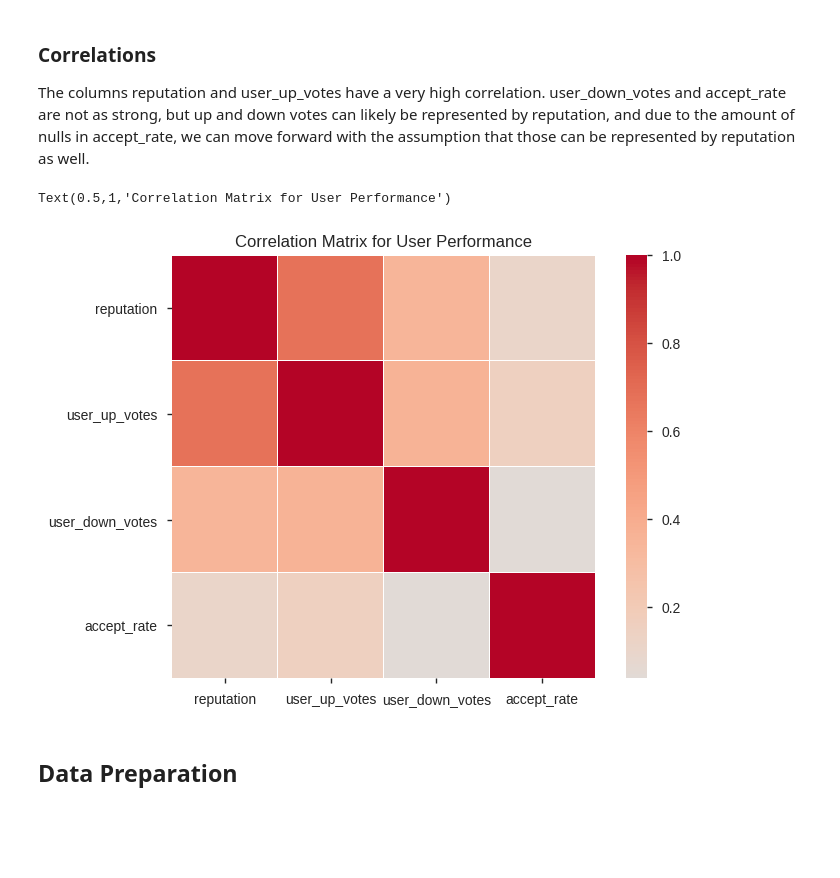
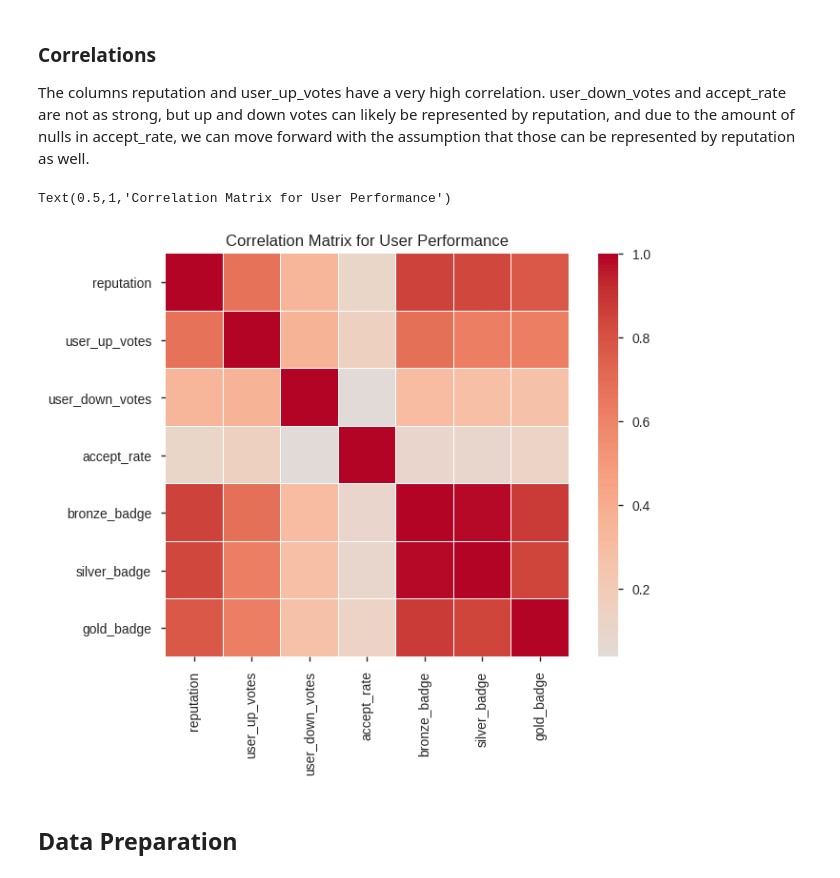
Before and after one commit to dparks-seattletimes/DATASCI420-milestone, a Jupyter notebook: DavidParks-M01-Capstone-Proposal.ipynb, the cells around one changed output. Saved outputs shown, nothing was run; the diff lists cells and outputs as text; code cells hidden in the pictures; blank space fills up the shorter version.

Commit message:
badge counts column, question title tokenization

```diff
--- a/DavidParks-M01-Capstone-Proposal.ipynb
+++ b/DavidParks-M01-Capstone-Proposal.ipynb
@@ -279,0 +354,11 @@ Actually, I am not sure what this means tbh.  I may just drop the column.
+# %%
+from ast import literal_eval
+
+df_trimmed.badge_counts = df_trimmed.badge_counts.fillna("{'bronze': 0, 'silver': 0, 'gold': 0}")
+
+df_trimmed['bronze_badge'] = df_trimmed.badge_counts.apply(lambda value: literal_eval(value)["bronze"])
+df_trimmed['silver_badge'] = df_trimmed.badge_counts.apply(lambda value: literal_eval(value)["silver"])
+df_trimmed['gold_badge'] = df_trimmed.badge_counts.apply(lambda value: literal_eval(value)["gold"])
+
+df_trimmed.drop('badge_counts', axis=1, inplace=True)
+display(df_trimmed.head())
@@ -282,12 +394,15 @@ Actually, I am not sure what this means tbh.  I may just drop the column.
 
 The columns reputation and user_up_votes have a very high correlation.  user_down_votes and accept_rate are not as strong, but up and down votes can likely be represented by reputation, and due to the amount of nulls in accept_rate, we can move forward with the assumption that those can be represented by reputation as well.
 # %%
-corr = df_trimmed[['reputation', 'user_up_votes', 'user_down_votes', 'accept_rate']].corr()
+corr = df_trimmed[['reputation', 'user_up_votes', 'user_down_votes', 'accept_rate', 'bronze_badge', 'silver_badge', 'gold_badge']].corr()
 ax = sns.heatmap(corr, center=0, square=True, linewidths=0.25, cmap="coolwarm")
 ax.set_title("Correlation Matrix for User Performance")
+
+
+### High correlation among badges and reputation
 # %% [output]
 Text(0.5,1,'Correlation Matrix for User Performance')
-[figure, old version]
+[figure, new version]
 # %% [markdown]
 ## Data Preparation
 # %% [markdown]
```
Also changed, not shown: parts of 6 cells of this notebook.
